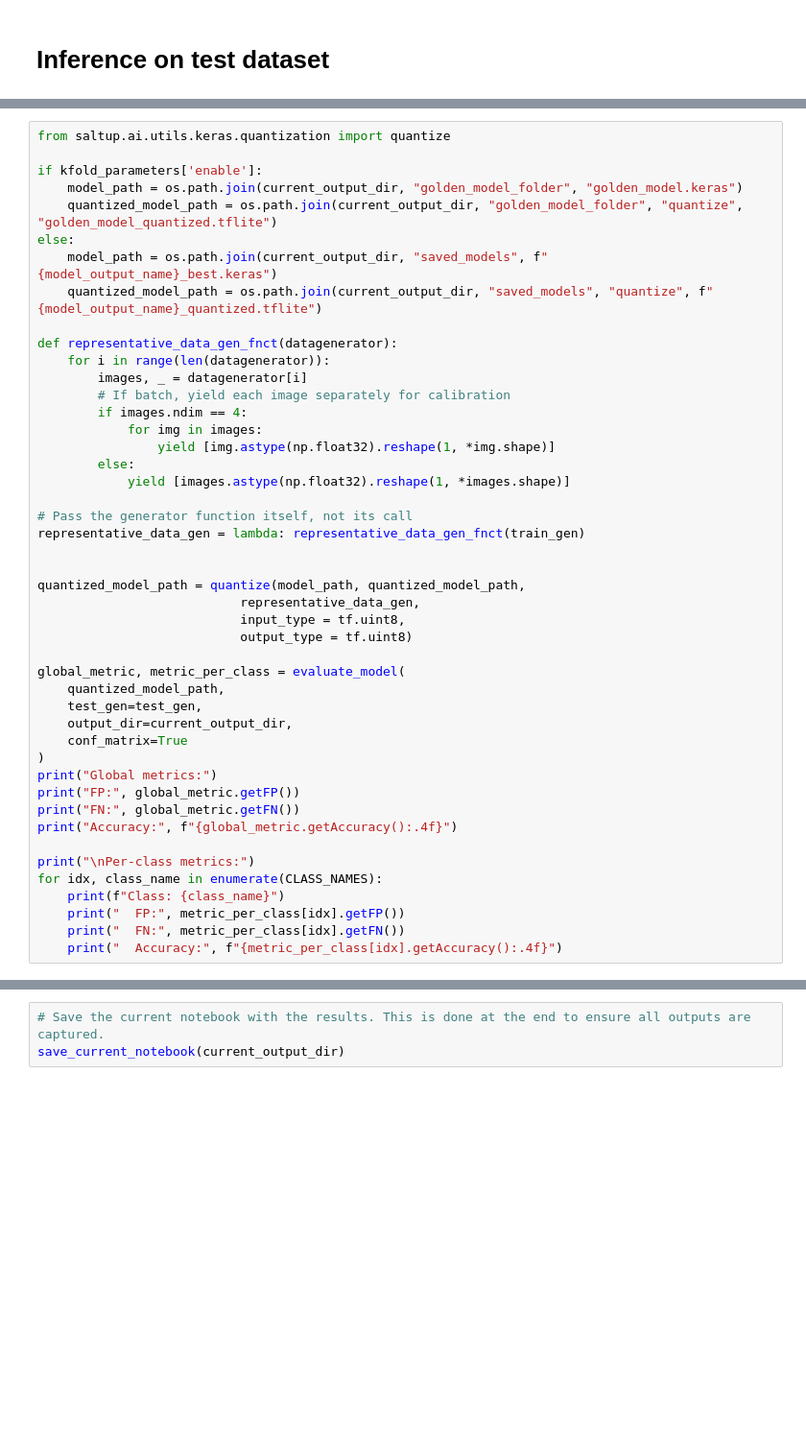
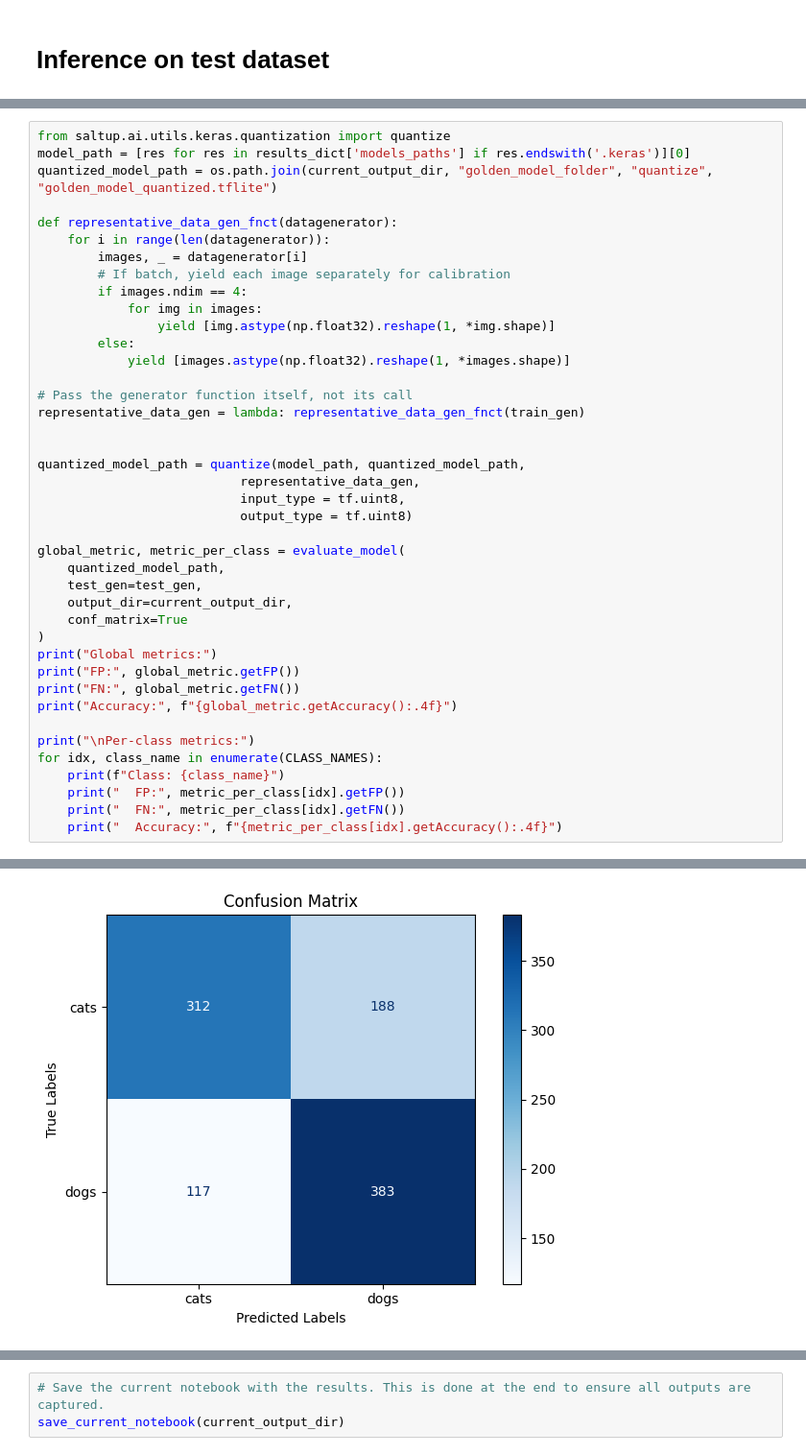
Before and after one commit to freedreamer82/saltup, a Jupyter notebook: examples/notebooks/saltup_classification_keras.ipynb, the cells around one changed output, grey strips where cells are left out. Shown at 96% size. Saved outputs shown, nothing was run; the diff lists cells and outputs as text; blank space fills up the shorter version.

```diff
--- a/examples/notebooks/saltup_classification_keras.ipynb
+++ b/examples/notebooks/saltup_classification_keras.ipynb
@@ -197,12 +425,7 @@ for idx, class_name in enumerate(CLASS_NAMES):
 # %%
 from saltup.ai.utils.keras.quantization import quantize
-
-if kfold_parameters['enable']:
-    model_path = os.path.join(current_output_dir, "golden_model_folder", "golden_model.keras")
-    quantized_model_path = os.path.join(current_output_dir, "golden_model_folder", "quantize", "golden_model_quantized.tflite")
-else:
-    model_path = os.path.join(current_output_dir, "saved_models", f"{model_output_name}_best.keras")
-    quantized_model_path = os.path.join(current_output_dir, "saved_models", "quantize", f"{model_output_name}_quantized.tflite")
+model_path = [res for res in results_dict['models_paths'] if res.endswith('.keras')][0]
+quantized_model_path = os.path.join(current_output_dir, "golden_model_folder", "quantize", "golden_model_quantized.tflite")
 
 def representative_data_gen_fnct(datagenerator):
     for i in range(len(datagenerator)):
@@ -240,3 +463,4 @@ for idx, class_name in enumerate(CLASS_NAMES):
     print("  FP:", metric_per_class[idx].getFP())
     print("  FN:", metric_per_class[idx].getFN())
     print("  Accuracy:", f"{metric_per_class[idx].getAccuracy():.4f}")
+# %% [output]
@@ -242,0 +500 @@ for idx, class_name in enumerate(CLASS_NAMES):
+[figure, added]
```
Also changed, not shown: parts of 7 cells of this notebook, 3 other files.
